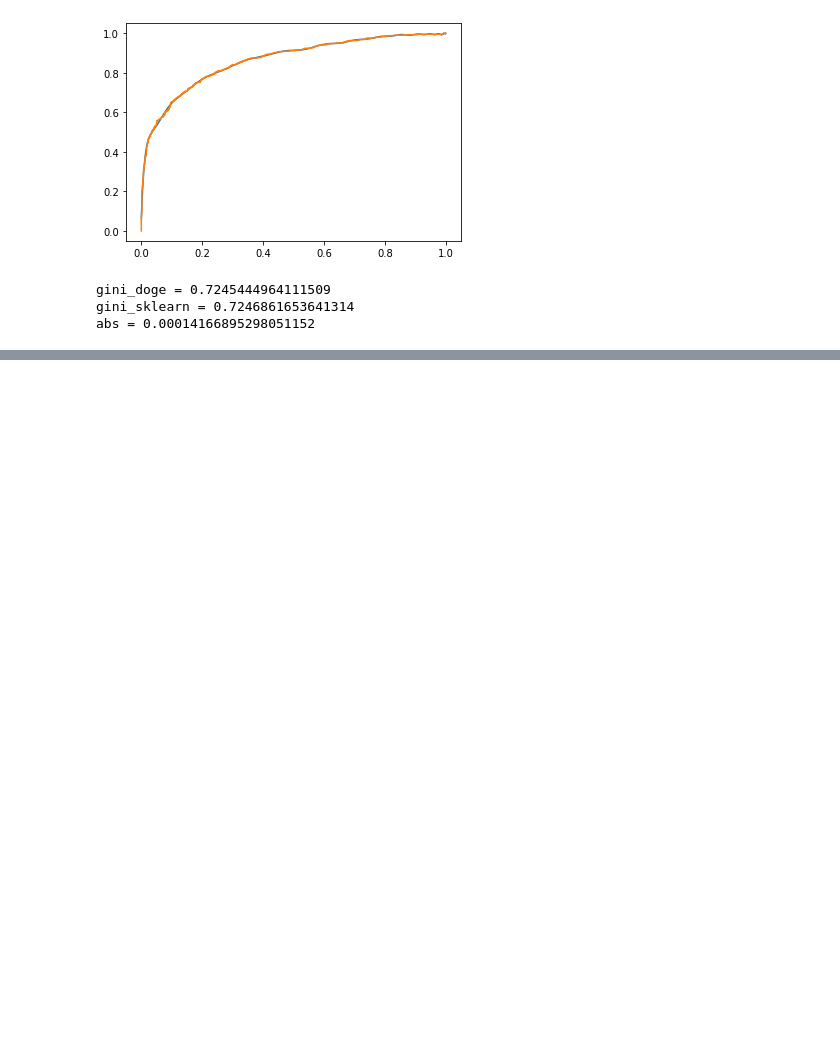
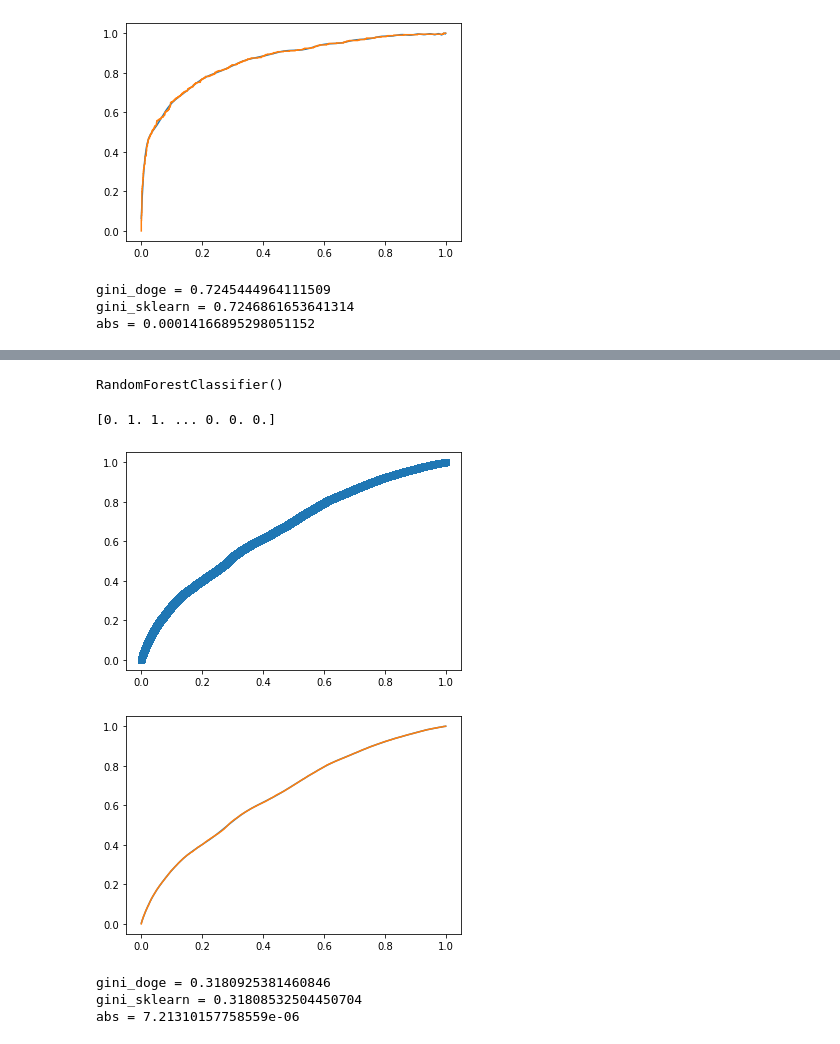
Before and after one commit to kucharaka/doge, a Jupyter notebook: DOGE.ipynb, the cells around one changed output, grey strips where cells are left out. Cells and saved outputs as stored; diff of their text form; code cells hidden in the pictures; blank space fills up the shorter version.

```diff
--- a/DOGE.ipynb
+++ b/DOGE.ipynb
@@ -257,0 +276,2 @@ abs = 0.00014166895298051152
+# %%
+X_train, X_test, y_train, y_test = train_test_split(df4.drop(columns=['Class']), df4.Class, test_size=0.2)
@@ -257,0 +294,17 @@ abs = 0.00014166895298051152
+# %%
+clf = RandomForestClassifier()
+# %%
+clf.fit(X_train, y_train)
+# %% [output]
+RandomForestClassifier()
+# %%
+y_proba = clf.predict_proba(X_test)[:, 1]
+# %%
+goeGINI(y_test, y_proba)
+# %% [output]
+[0. 1. 1. ... 0. 0. 0.]
+[figure, added]
+[figure, added]
+gini_doge = 0.3180925381460846
+gini_sklearn = 0.31808532504450704
+abs = 7.21310157758559e-06
```
Also changed, not shown: parts of 28 cells of this notebook, 1 other file.
